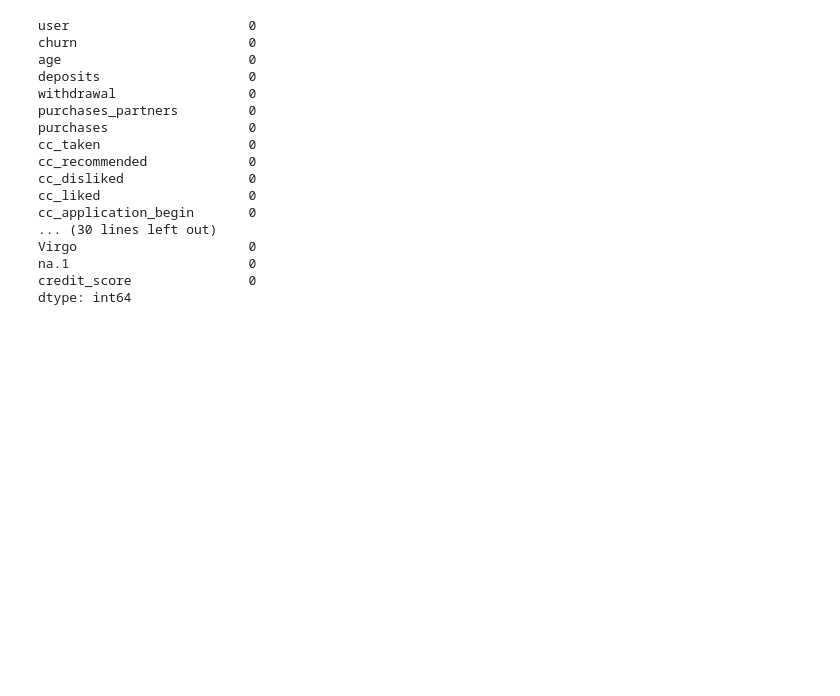
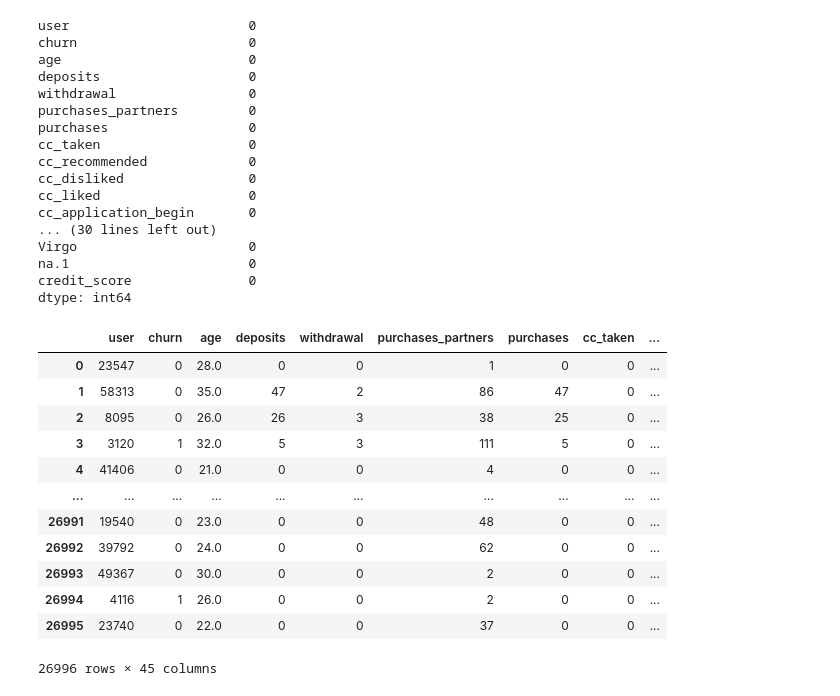
Before and after one commit to bhavnish97/Customer-ChurnRate-Analysis, a Jupyter notebook: Customer-Churn-Analysis.ipynb, the cells around one changed output. Saved outputs shown, nothing was run; the diff lists cells and outputs as text; code cells hidden in the pictures; blank space fills up the shorter version.

```diff
--- a/Customer-Churn-Analysis.ipynb
+++ b/Customer-Churn-Analysis.ipynb
@@ -150,3 +150,19 @@ Virgo                      0
 na.1                       0
 credit_score               0
 dtype: int64
+# %%
+new_data
+# %% [output]
+|  | user | churn | age | deposits | withdrawal | purchases_partners | purchases | cc_taken | ... |
+| 0 | 23547 | 0 | 28.0 | 0 | 0 | 1 | 0 | 0 | ... |
+| 1 | 58313 | 0 | 35.0 | 47 | 2 | 86 | 47 | 0 | ... |
+| 2 | 8095 | 0 | 26.0 | 26 | 3 | 38 | 25 | 0 | ... |
+| 3 | 3120 | 1 | 32.0 | 5 | 3 | 111 | 5 | 0 | ... |
+| 4 | 41406 | 0 | 21.0 | 0 | 0 | 4 | 0 | 0 | ... |
+| ... | ... | ... | ... | ... | ... | ... | ... | ... | ... |
+| 26991 | 19540 | 0 | 23.0 | 0 | 0 | 48 | 0 | 0 | ... |
+| 26992 | 39792 | 0 | 24.0 | 0 | 0 | 62 | 0 | 0 | ... |
+| 26993 | 49367 | 0 | 30.0 | 0 | 0 | 2 | 0 | 0 | ... |
+| 26994 | 4116 | 1 | 26.0 | 0 | 0 | 2 | 0 | 0 | ... |
+| 26995 | 23740 | 0 | 22.0 | 0 | 0 | 37 | 0 | 0 | ... |
+26996 rows × 45 columns
```
Also changed, not shown: parts of 20 cells of this notebook.
